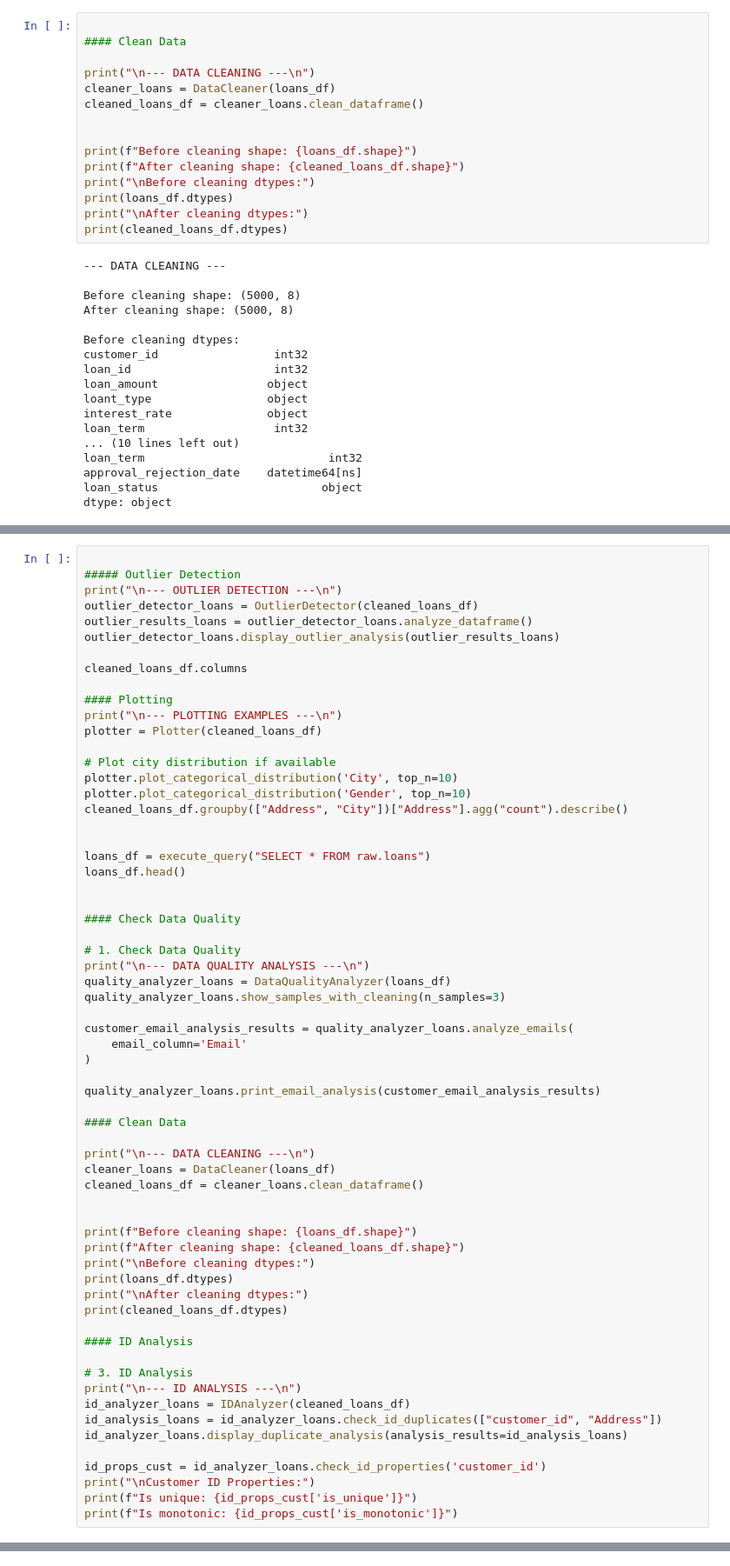
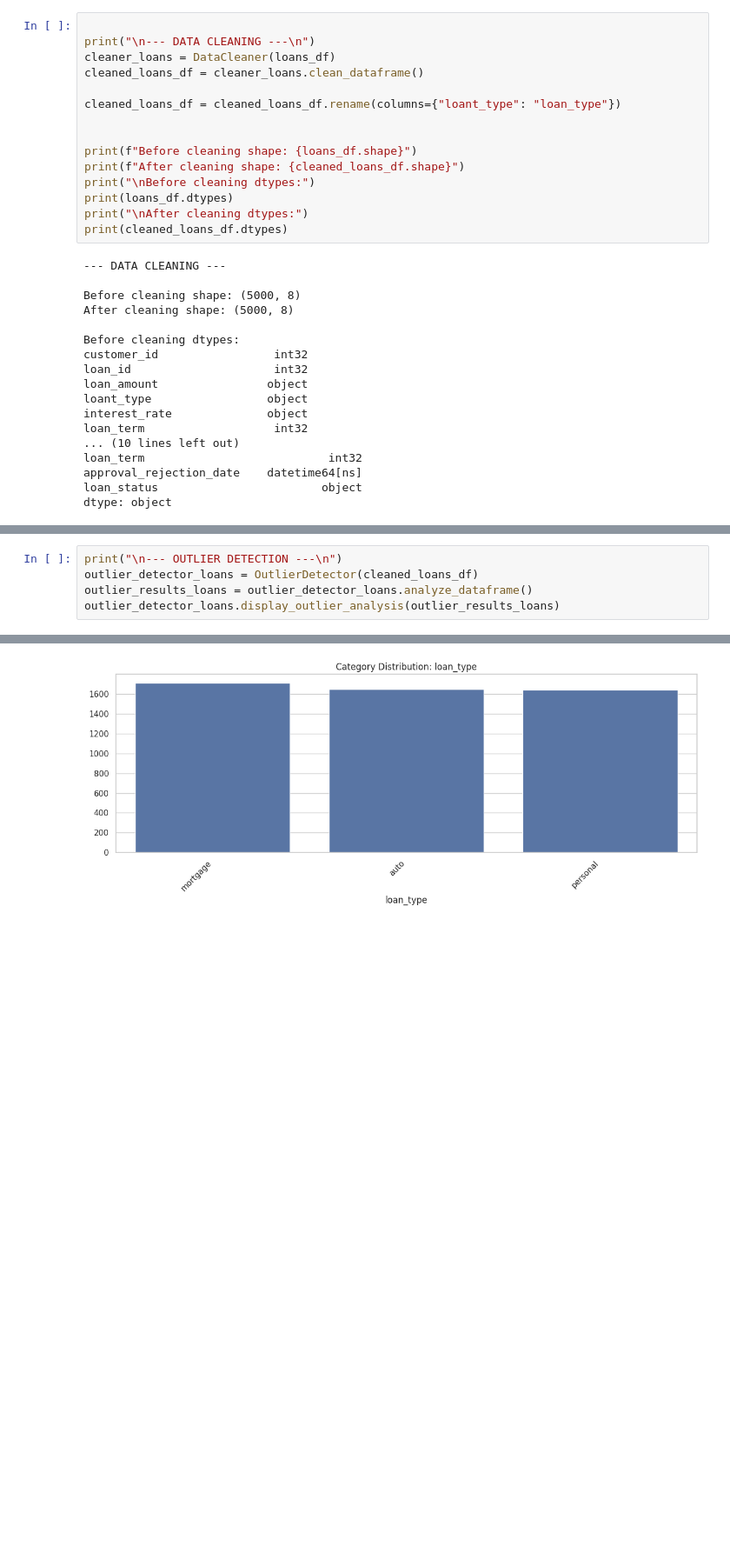
Before and after one commit to moyscheheizmann/varengold_dbt_case, a Jupyter notebook: notebooks/upt_explo.ipynb, the cells around one changed output, grey strips where cells are left out. Shown at 87% size. Cells and saved outputs as stored; diff of their text form; blank space fills up the shorter version.

Commit message:
Data Exploration in notebook
-  Loans / Transactions / FX_RATES / CURRENCIES

```diff
--- a/notebooks/upt_explo.ipynb
+++ b/notebooks/upt_explo.ipynb
@@ -1092,10 +804,10 @@ Columns that should be converted from mixed date formats: ['approval_rejection_d
 # %%
-
-#### Clean Data
 
 print("\n--- DATA CLEANING ---\n")
 cleaner_loans = DataCleaner(loans_df)
 cleaned_loans_df = cleaner_loans.clean_dataframe()
+
+cleaned_loans_df = cleaned_loans_df.rename(columns={"loant_type": "loan_type"})
 
 
 print(f"Before cleaning shape: {loans_df.shape}")
@@ -1187,63 +904,6 @@ Skewness: 0.00
 # %%
-
-##### Outlier Detection
 print("\n--- OUTLIER DETECTION ---\n")
 outlier_detector_loans = OutlierDetector(cleaned_loans_df)
 outlier_results_loans = outlier_detector_loans.analyze_dataframe()
 outlier_detector_loans.display_outlier_analysis(outlier_results_loans)
-
-cleaned_loans_df.columns
-
-#### Plotting
-print("\n--- PLOTTING EXAMPLES ---\n")
-plotter = Plotter(cleaned_loans_df)
-
-# Plot city distribution if available
-plotter.plot_categorical_distribution('City', top_n=10)
-plotter.plot_categorical_distribution('Gender', top_n=10)
-cleaned_loans_df.groupby(["Address", "City"])["Address"].agg("count").describe()
-
-
-loans_df = execute_query("SELECT * FROM raw.loans")
-loans_df.head()
-
-
-#### Check Data Quality
-
-# 1. Check Data Quality
-print("\n--- DATA QUALITY ANALYSIS ---\n")
-quality_analyzer_loans = DataQualityAnalyzer(loans_df)
-quality_analyzer_loans.show_samples_with_cleaning(n_samples=3)
-
-customer_email_analysis_results = quality_analyzer_loans.analyze_emails(
-    email_column='Email'
-)
-
-quality_analyzer_loans.print_email_analysis(customer_email_analysis_results)
-
-#### Clean Data
-
-print("\n--- DATA CLEANING ---\n")
-cleaner_loans = DataCleaner(loans_df)
-cleaned_loans_df = cleaner_loans.clean_dataframe()
-
-
-print(f"Before cleaning shape: {loans_df.shape}")
-print(f"After cleaning shape: {cleaned_loans_df.shape}")
-print("\nBefore cleaning dtypes:")
-print(loans_df.dtypes)
-print("\nAfter cleaning dtypes:")
-print(cleaned_loans_df.dtypes)
-
-#### ID Analysis
-
-# 3. ID Analysis
-print("\n--- ID ANALYSIS ---\n")
-id_analyzer_loans = IDAnalyzer(cleaned_loans_df)
-id_analysis_loans = id_analyzer_loans.check_id_duplicates(["customer_id", "Address"])
-id_analyzer_loans.display_duplicate_analysis(analysis_results=id_analysis_loans)
-
-id_props_cust = id_analyzer_loans.check_id_properties('customer_id')
-print("\nCustomer ID Properties:")
-print(f"Is unique: {id_props_cust['is_unique']}")
-print(f"Is monotonic: {id_props_cust['is_monotonic']}")
+# %% [output]
@@ -1249,0 +927 @@ print(f"Is monotonic: {id_props_cust['is_monotonic']}")
+[figure, added]
```
Also changed, not shown: parts of 95 cells of this notebook.
